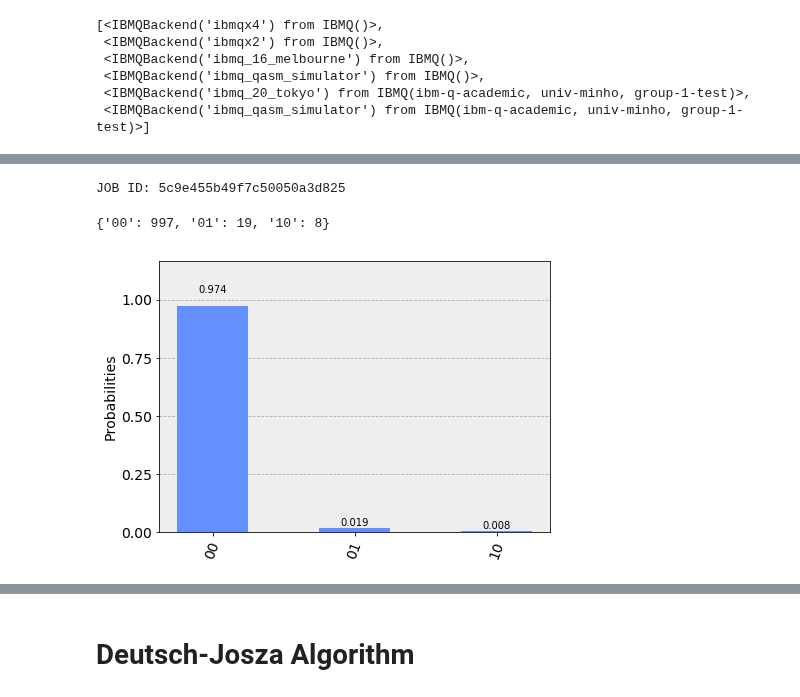
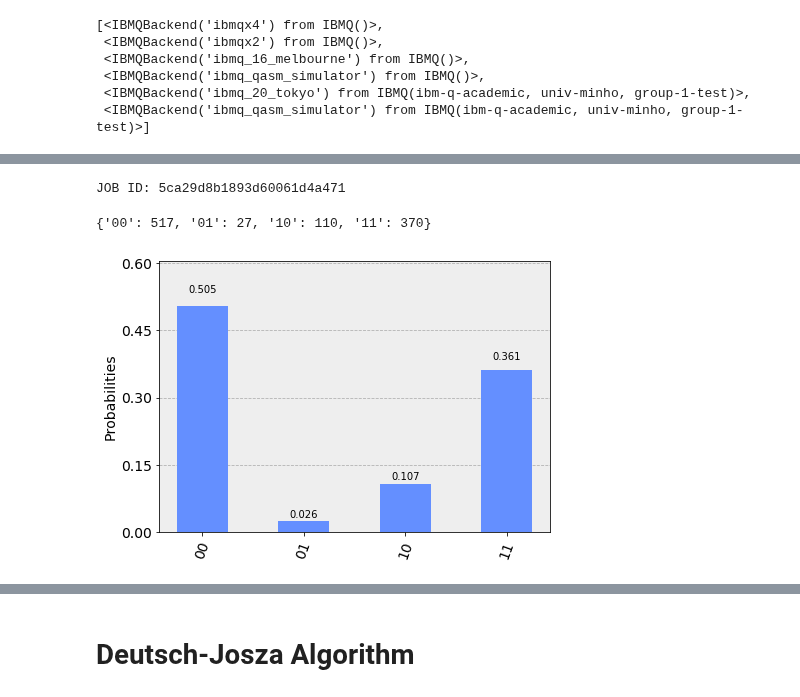
Before and after one commit to afonsofr/Qiskit_hands_on, a Jupyter notebook: basics.ipynb, the cells around one changed output, grey strips where cells are left out. Drawn from its saved outputs; the diff is of its cells as text; code cells hidden in the pictures.

```diff
--- a/basics.ipynb
+++ b/basics.ipynb
@@ -478,7 +484,7 @@ Configuration
 <img src="img/backend_monitor.png" alt="Note: In order for images to show up in this jupyter notebook you need to select File => Trusted Notebook" width="1000 px" align="center">
 # %%
 shots = 1024       # Number of shots to run the program (experiment); maximum is 8192 shots.
-job_exp = execute(qc, backend, shots = shots)
+job_exp = execute(qc_multi_qubit, backend, shots = shots)
 
 from qiskit.tools.monitor import job_monitor
 
@@ -492,17 +498,17 @@ jobID = job_exp.job_id()
 print('JOB ID: {}'.format(jobID))
 
 job_get=backend.retrieve_job(jobID)
-job_get.result().get_counts(qc)
+job_get.result().get_counts(qc_multi_qubit)
 # %% [output]
-JOB ID: 5c9e455b49f7c50050a3d825
+JOB ID: 5ca29d8b1893d60061d4a471
-{'00': 997, '01': 19, '10': 8}
+{'00': 517, '01': 27, '10': 110, '11': 370}
 # %%
 # We recommend increasing the timeout to 30 minutes to avoid timeout errors when the queue is long.
 result_real = job_exp.result(timeout=3600, wait=5)
-counts = result_real.get_counts(qc)
+counts = result_real.get_counts(qc_multi_qubit)
 plot_histogram(counts)
 # %% [output]
-[figure, old version]
+[figure, new version]
 # %%
 title = 'bell state'
 legend = ['run in real device results', 'simulation results']
```
Also changed, not shown: parts of 9 cells of this notebook, 1 other file.
